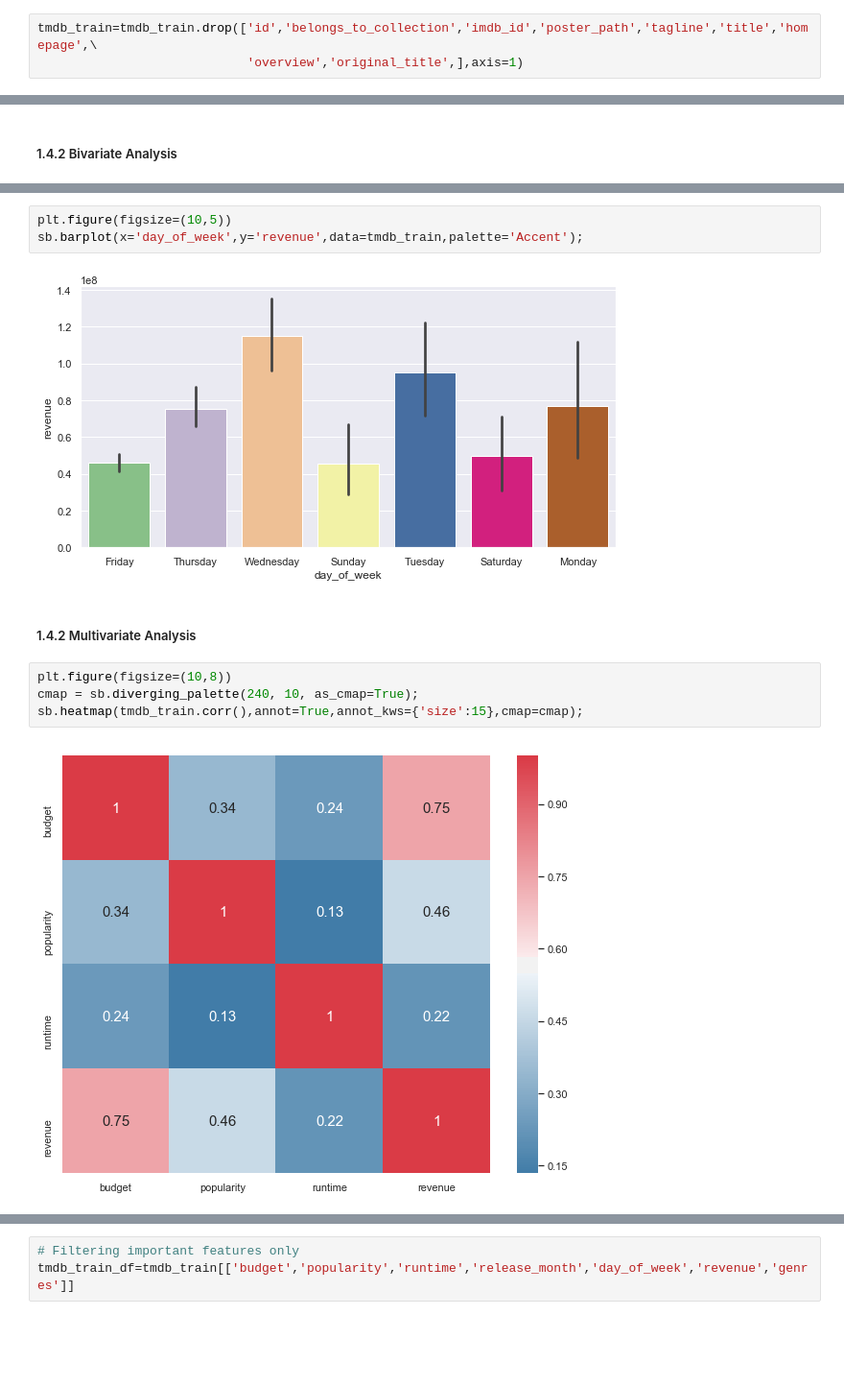
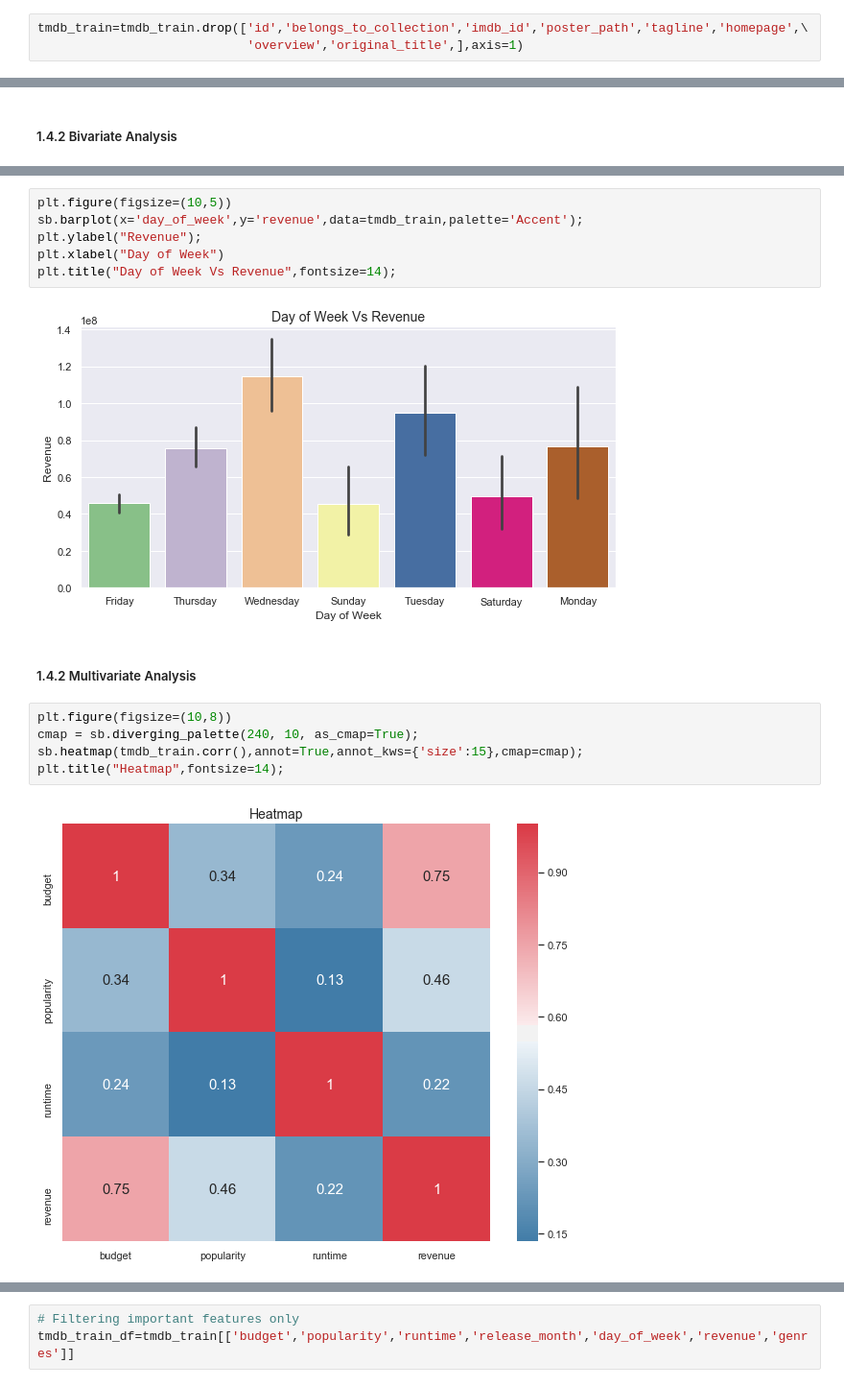
Before and after one commit to manish310/Machine-Learning-Capstone-Project, a Jupyter notebook: TMDB_Capstone.ipynb, the cells around one changed output, grey strips where cells are left out. Shown: that part at 96% size. Cells and saved outputs as stored; diff of their text form; blank space fills up the shorter version.

```diff
--- a/TMDB_Capstone.ipynb
+++ b/TMDB_Capstone.ipynb
@@ -112,7 +112,7 @@ memory usage: 539.1+ KB
   * __crew__ : *Textual data.*
   * __revenue__ : *Continuous Numerical data.*
 # %%
-tmdb_train=tmdb_train.drop(['id','belongs_to_collection','imdb_id','poster_path','tagline','title','homepage',\
+tmdb_train=tmdb_train.drop(['id','belongs_to_collection','imdb_id','poster_path','tagline','homepage',\
                             'overview','original_title',],axis=1)
 # %%
 tmdb_train.head(5)
@@ -337,13 +389,17 @@ sb.barplot(data=tmdb_train,y='revenue',x='release_month');
 # %%
 plt.figure(figsize=(10,5))
 sb.barplot(x='day_of_week',y='revenue',data=tmdb_train,palette='Accent');
+plt.ylabel("Revenue");
+plt.xlabel("Day of Week")
+plt.title("Day of Week Vs Revenue",fontsize=14);
 # %% [output]
-[figure, old version]
+[figure, new version]
 # %% [markdown]
 ##### 1.4.2 Multivariate Analysis
 # %%
 plt.figure(figsize=(10,8))
 cmap = sb.diverging_palette(240, 10, as_cmap=True);
 sb.heatmap(tmdb_train.corr(),annot=True,annot_kws={'size':15},cmap=cmap);
+plt.title("Heatmap",fontsize=14);
 # %% [output]
-[figure, old version]
+[figure, new version]
```
Also changed, not shown: parts of 32 cells of this notebook.
